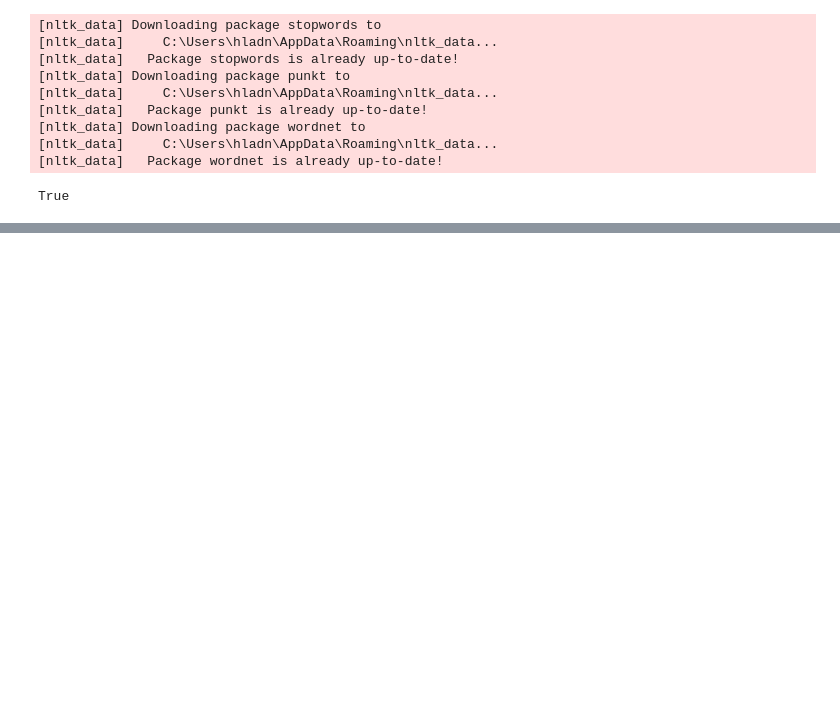
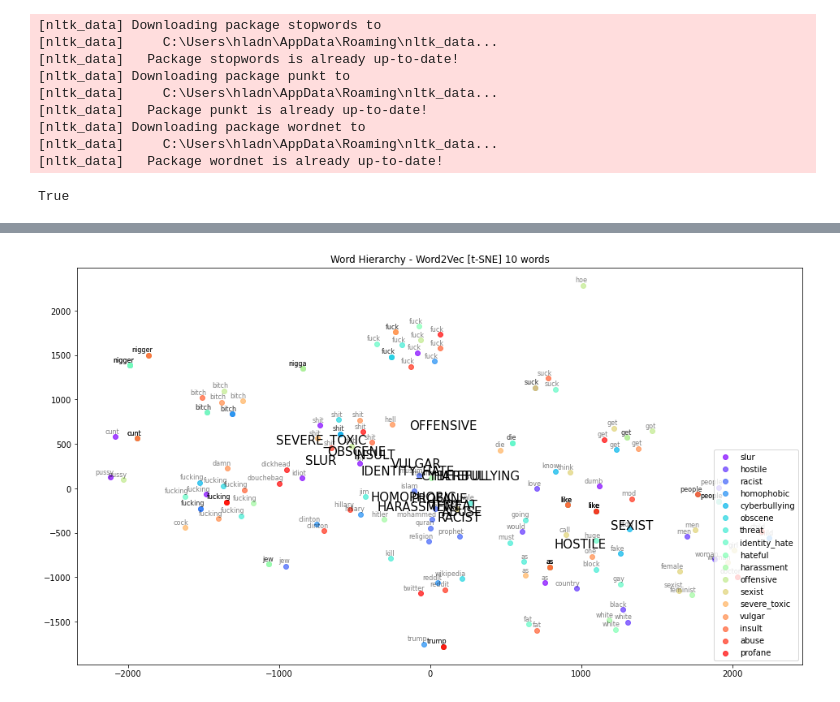
Before and after one commit to pushkill/NLP-project, a Jupyter notebook: analysis_jus.ipynb, the cells around one changed output, grey strips where cells are left out. Saved outputs shown, nothing was run; the diff lists cells and outputs as text; code cells hidden in the pictures; blank space fills up the shorter version.

```diff
--- a/analysis_jus.ipynb
+++ b/analysis_jus.ipynb
@@ -123,2 +144,9 @@ words_freq = labels_most_frequent_words(df, label='obscene', column='stems', n_w
 # %%
-#print(words_freq)
+# df with most frequent/significant/important words for each label
+unique_labels = set(df['label'])
+df_labels = pd.DataFrame( columns=['label', 'n_most_freq_words', 'n_most_freq_words_frequencies'])
+for label in unique_labels:
+    words_freq = labels_most_frequent_words(df, label=label, column='lemmas', n_words = 100, visualise = False)
+    words = [word for word, freq in words_freq]
+    df_labels = df_labels.append({'label': label, 'n_most_freq_words':words,'n_most_freq_words_frequencies':words_freq}, ignore_index=True)
+df_labels
@@ -124,0 +178,3 @@ words_freq = labels_most_frequent_words(df, label='obscene', column='stems', n_w
+# %%
+model_gn_glove = gensim.downloader.load('glove-wiki-gigaword-300')
+model_gn_word2vec = gensim.downloader.load('word2vec-google-news-300')
@@ -124,0 +314,3 @@ words_freq = labels_most_frequent_words(df, label='obscene', column='stems', n_w
+# %%
+n_significant_words = 10
+word_clusters, embedding_clusters = get_word_embeddings(unique_labels, df_labels, 'n_most_freq_words', model_gn_word2vec, n_significant_words)
@@ -124,0 +333,5 @@ words_freq = labels_most_frequent_words(df, label='obscene', column='stems', n_w
+# %%
+plotTSNE(f"Word Hierarchy - Word2Vec [t-SNE] {n_significant_words} words", unique_labels, word_clusters, embedding_clusters,
+         f"WordHierarchy - word2vec - t-SNE {n_significant_words} words.png")
+# %% [output]
+[figure, added]
```
Also changed, not shown: parts of 40 cells of this notebook, 3 other files.
